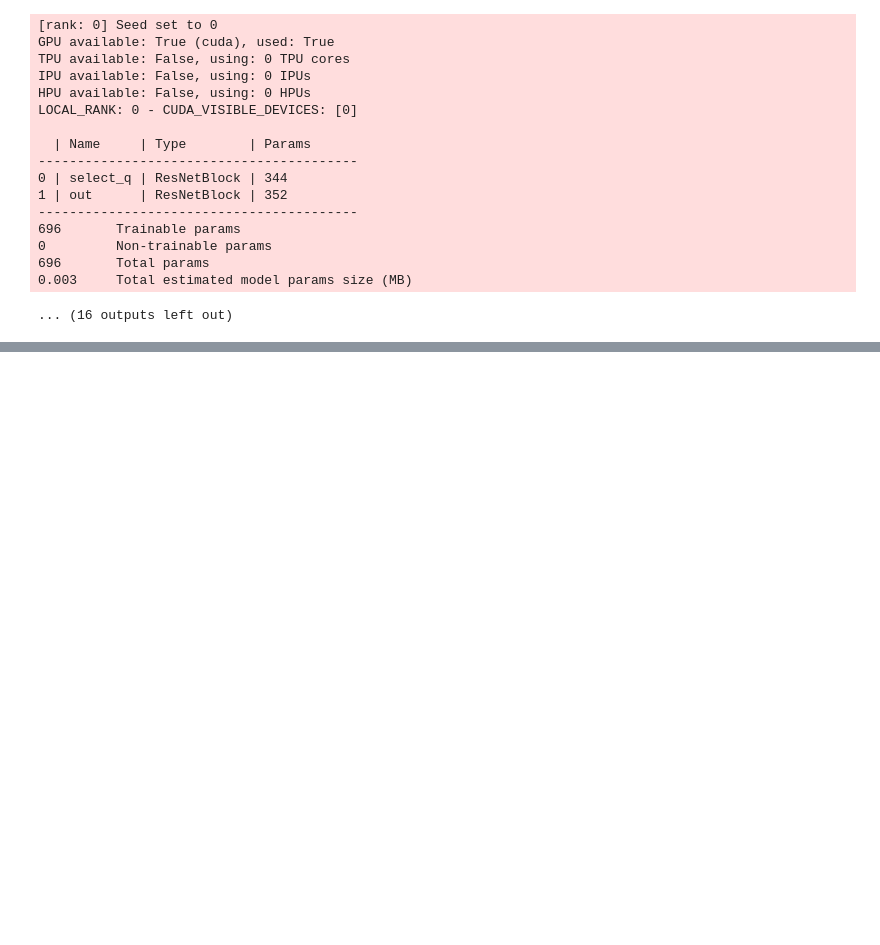
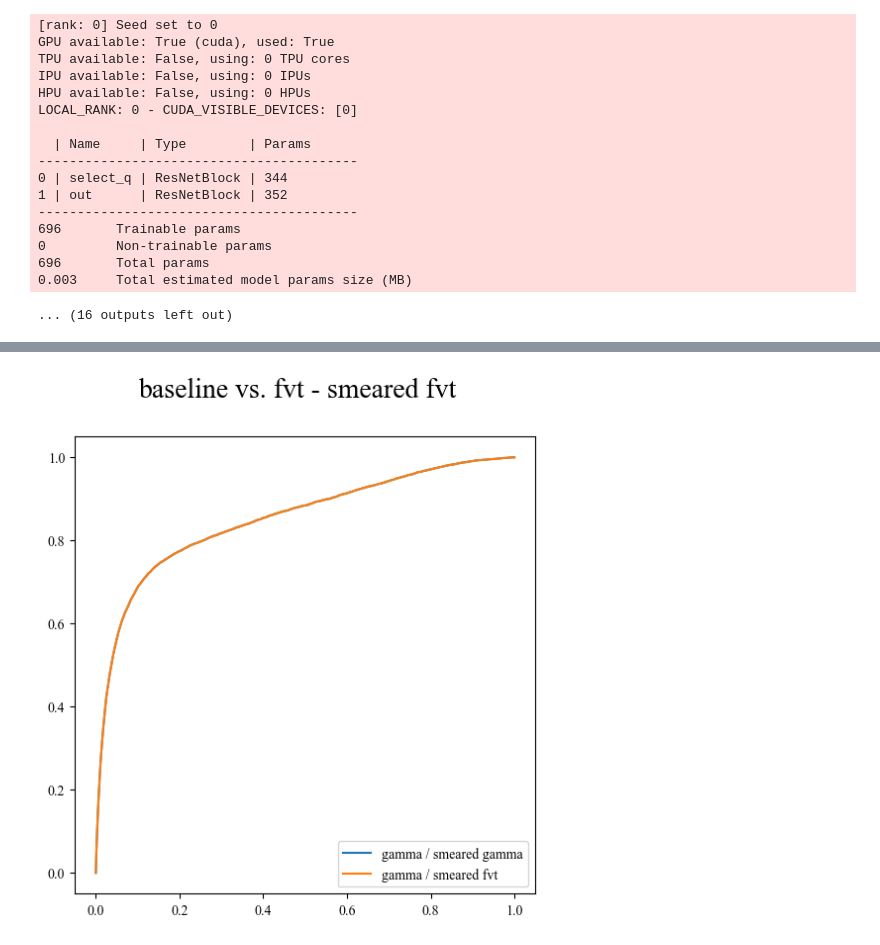
Before and after one commit to soheunyi/SRFinder, a Jupyter notebook: soheun/notebooks/smeared_fvt_training.ipynb, the cells around one changed output, grey strips where cells are left out. Cells and saved outputs as stored; diff of their text form; code cells hidden in the pictures; blank space fills up the shorter version.

```diff
--- a/soheun/notebooks/smeared_fvt_training.ipynb
+++ b/soheun/notebooks/smeared_fvt_training.ipynb
@@ -496,0 +543,13 @@ for tinfo_hash in tqdm.tqdm(hashes):
+# %%
+SR_stats_1 = gamma_base / gamma_smeared
+SR_stats_2 = np.log(gamma_base) - np.log(gamma_smeared)
+
+fig, ax = plt.subplots(1, 1, figsize=(6, 6))
+fig.suptitle("baseline vs. fvt - smeared fvt")
+plot_sr_stats(events_tst, SR_stats_1, ax, label="gamma / smeared gamma")
+plot_sr_stats(events_tst, SR_stats_2, ax, label="gamma / smeared fvt")
+
+plt.legend(loc="lower right")
+plt.show()
+# %% [output]
+[figure, added]
```
Also changed, not shown: parts of 5 cells of this notebook, 41 other files.
